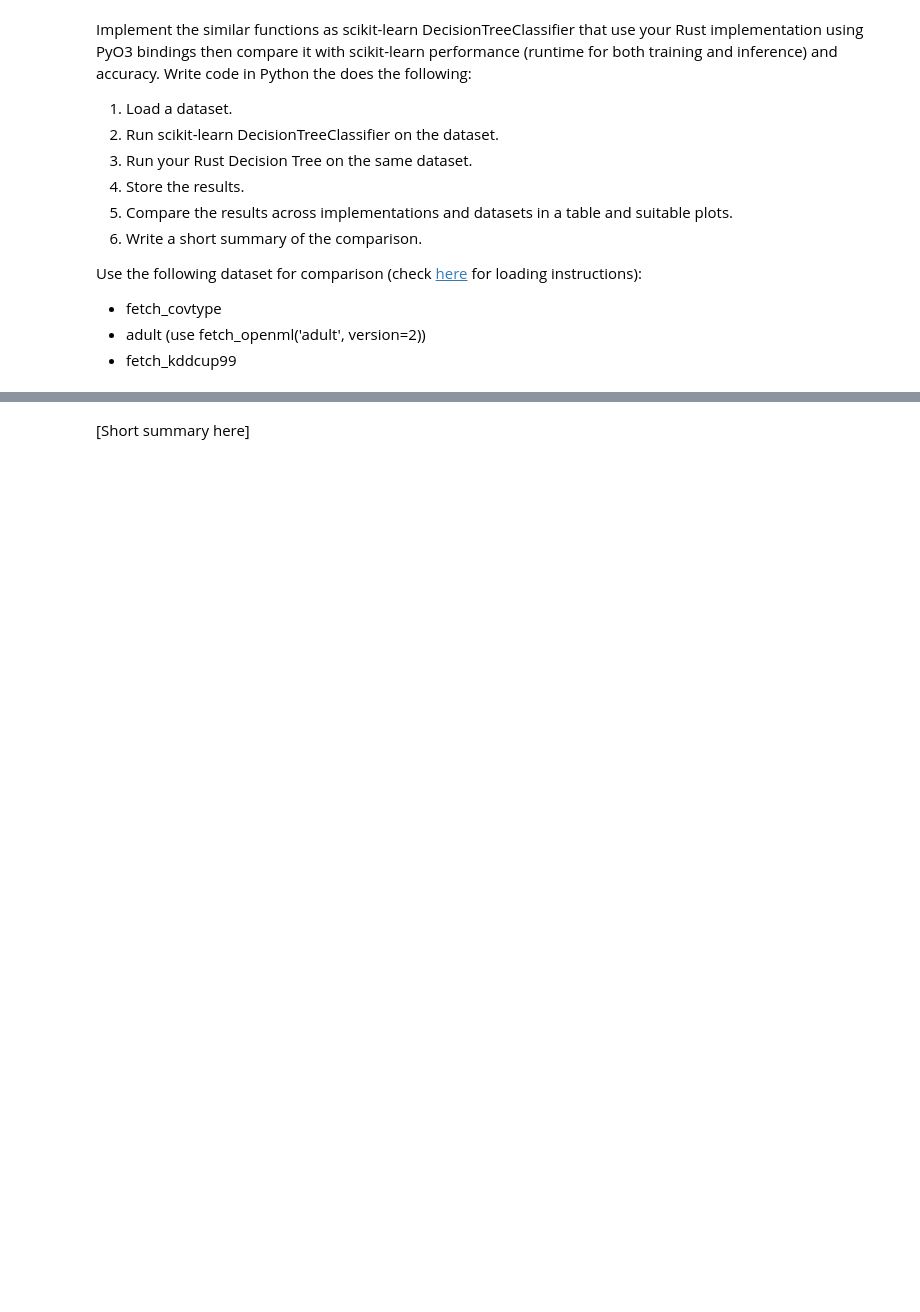
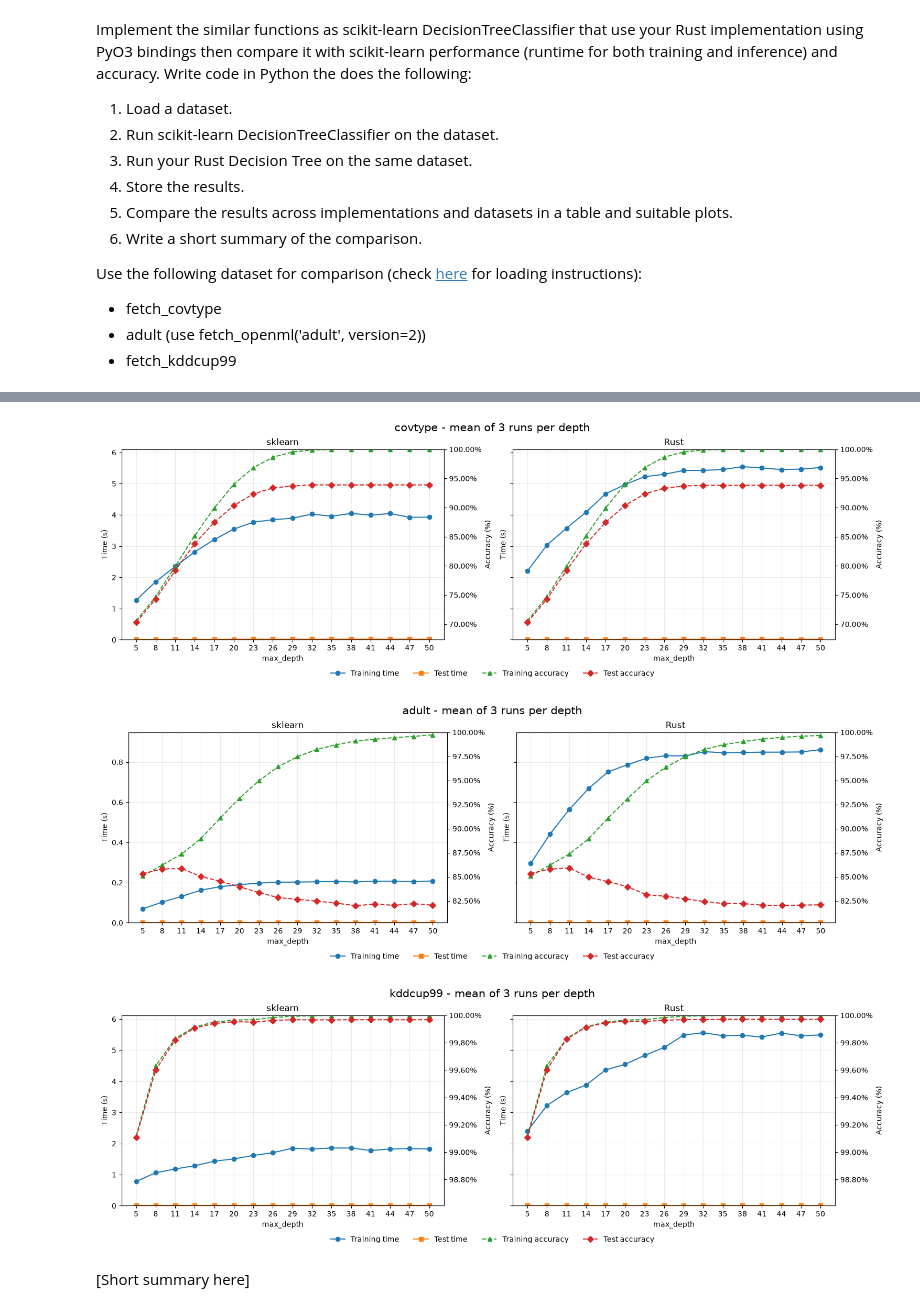
Before and after one commit to user52992/decision_tree_project, a Jupyter notebook: notebooks/assignment_2.ipynb, the cells around one changed output, grey strips where cells are left out. Cells and saved outputs as stored; diff of their text form; code cells hidden in the pictures; blank space fills up the shorter version.

Commit message:
plot charts

```diff
--- a/notebooks/assignment_2.ipynb
+++ b/notebooks/assignment_2.ipynb
@@ -153,3 +138,11 @@ kddcup99     Python/sklearn       1.412159     0.008247   99.9534%
+# %%
+from py_compare.plot import plot_benchmark_results
+
+plot_benchmark_results();
+# %% [output]
+[figure, added]
+[figure, added]
+[figure, added]
 # %% [markdown]
 [Short summary here]
 # %% [markdown]
```
Also changed, not shown: parts of 3 cells of this notebook, 2 other files.
